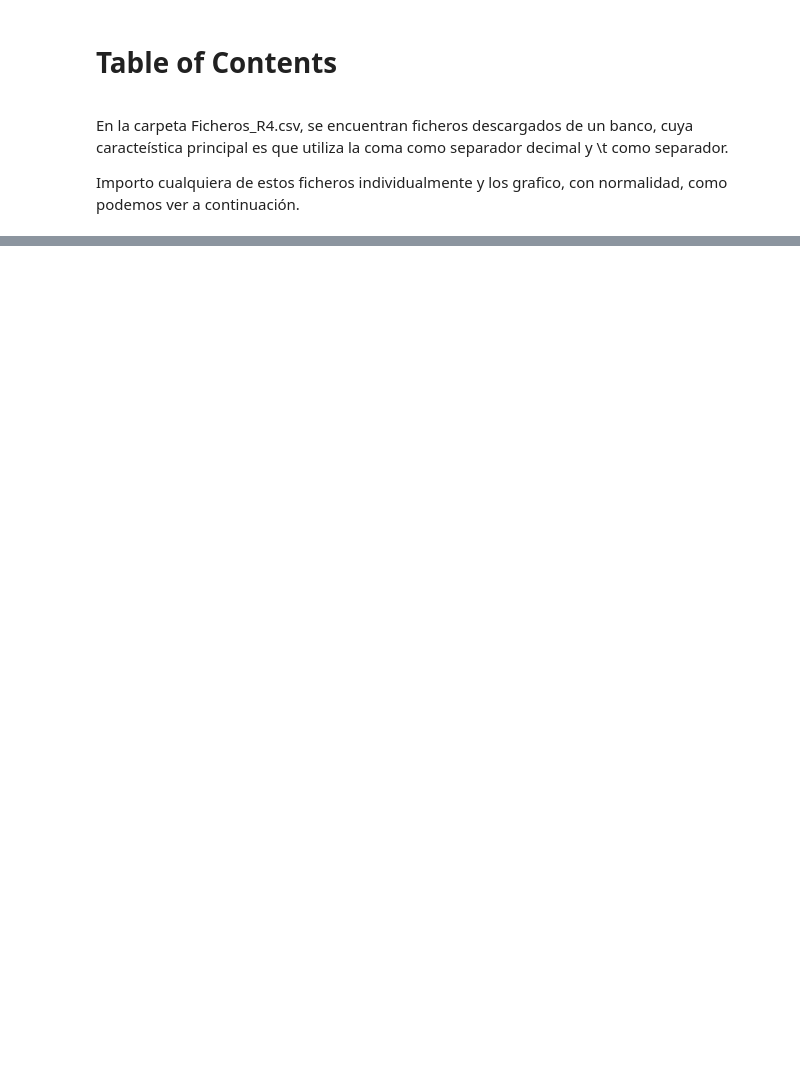
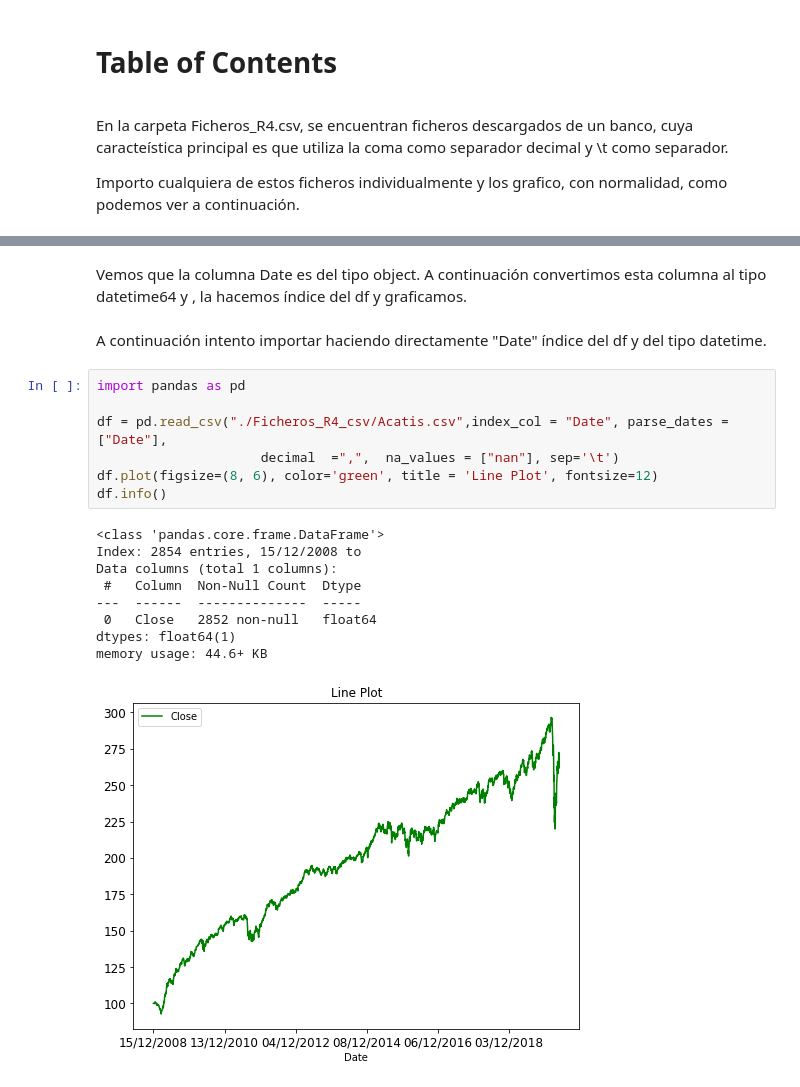
Before and after one commit to akitxu/Consultas-Programacion, a Jupyter notebook: Fallo_graficas_importacion_csv/Importar_csv_R4.ipynb, the cells around one changed output, grey strips where cells are left out. Cells and saved outputs as stored; diff of their text form; blank space fills up the shorter version.

```diff
--- a/Fallo_graficas_importacion_csv/Importar_csv_R4.ipynb
+++ b/Fallo_graficas_importacion_csv/Importar_csv_R4.ipynb
@@ -17,0 +29,21 @@ df.plot(figsize=(8, 6), color='green', title = 'Line Plot', fontsize=12)
+# %% [markdown]
+Vemos que la columna Date es del tipo object. A continuación convertimos esta columna al tipo datetime64 y , la hacemos índice del df y graficamos.
+# %% [markdown]
+ A continuación intento importar haciendo directamente "Date" índice del df y del tipo datetime.
+# %%
+import pandas as pd
+
+df = pd.read_csv("./Ficheros_R4_csv/Acatis.csv",index_col = "Date", parse_dates = ["Date"],
+                     decimal  =",",  na_values = ["nan"], sep='\t')
+df.plot(figsize=(8, 6), color='green', title = 'Line Plot', fontsize=12)
+df.info()
+# %% [output]
+<class 'pandas.core.frame.DataFrame'>
+Index: 2854 entries, 15/12/2008 to
+Data columns (total 1 columns):
+ #   Column  Non-Null Count  Dtype
+---  ------  --------------  -----
+ 0   Close   2852 non-null   float64
+dtypes: float64(1)
+memory usage: 44.6+ KB
+[figure, added]
```
Also changed, not shown: parts of 13 cells of this notebook, 12 other files.
